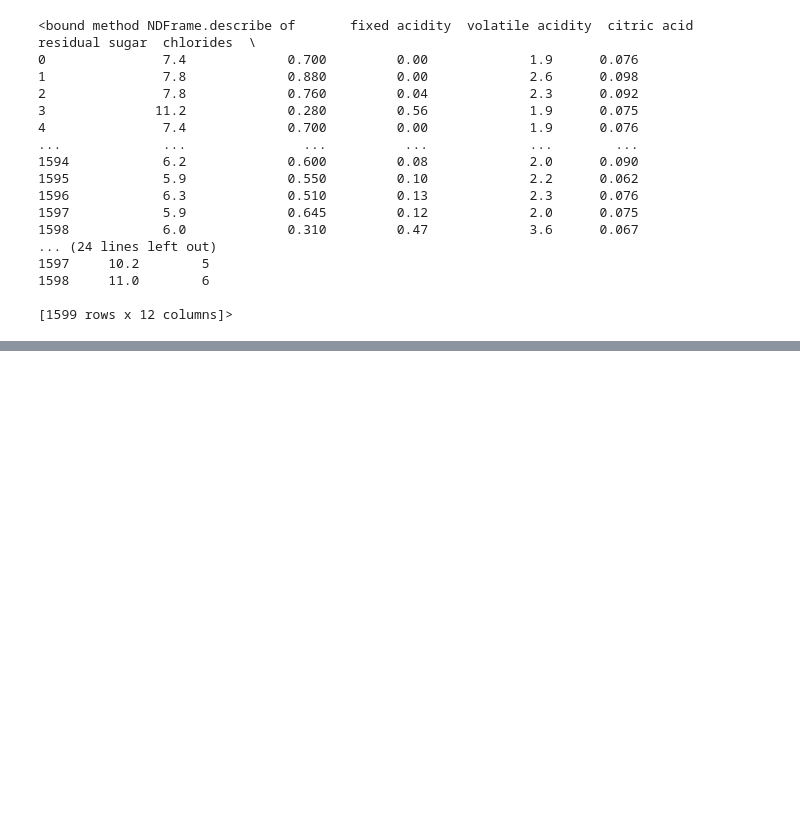
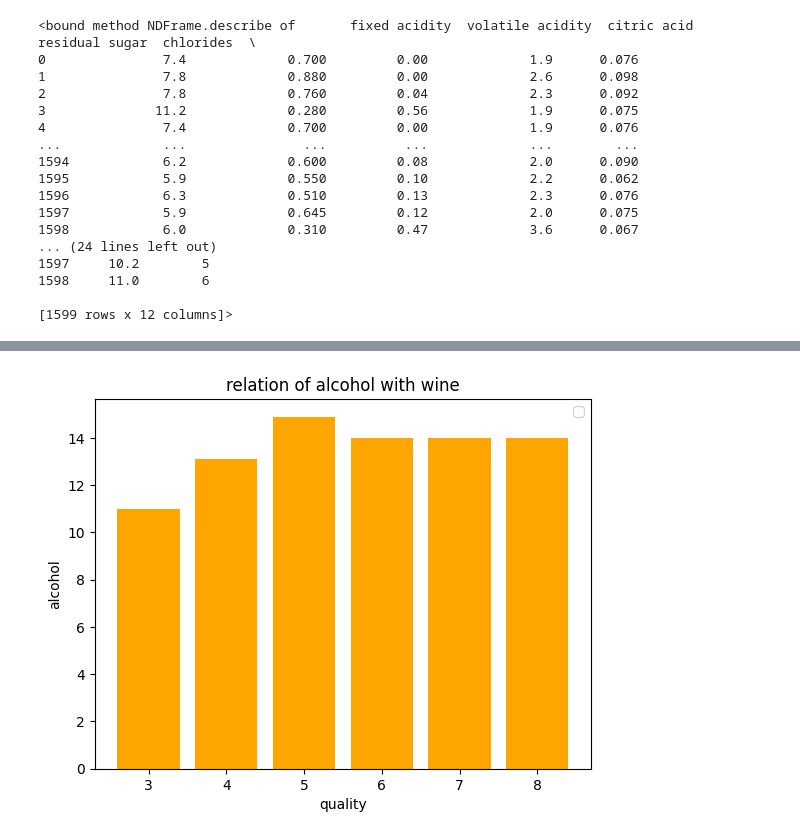
Before and after one commit to mertbildirici1/Wine-Quality, a Jupyter notebook: wine-quality.ipynb, the cells around one changed output, grey strips where cells are left out. Drawn from its saved outputs; the diff is of its cells as text; code cells hidden in the pictures; blank space fills up the shorter version.

```diff
--- a/wine-quality.ipynb
+++ b/wine-quality.ipynb
@@ -48,0 +69,9 @@ data.describe
+# %%
+plt.bar(data['quality'], data['alcohol'], color = 'orange')
+plt.title('relation of alcohol with wine')
+plt.xlabel('quality')
+plt.ylabel('alcohol')
+plt.legend()
+plt.show()
+# %% [output]
+[figure, added]
```
Also changed, not shown: parts of 3 cells of this notebook.
